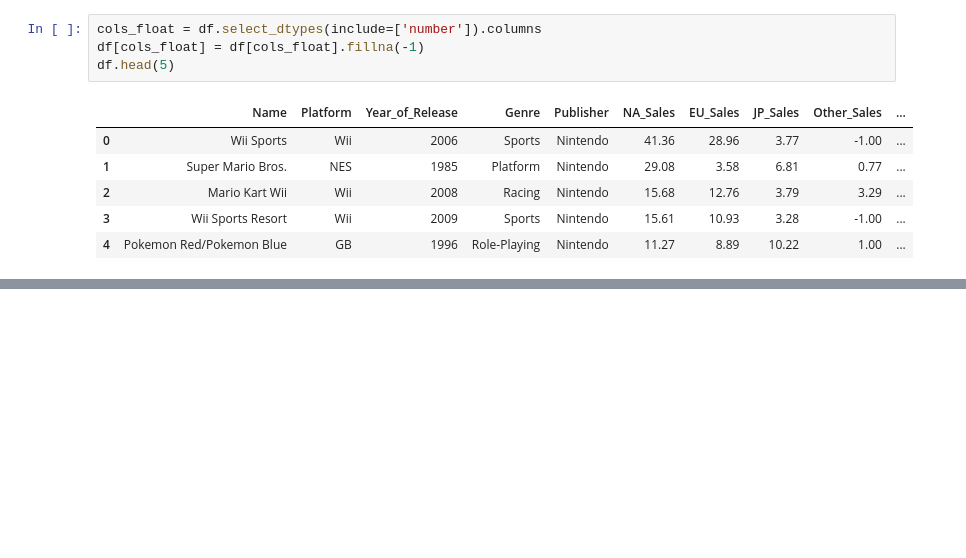
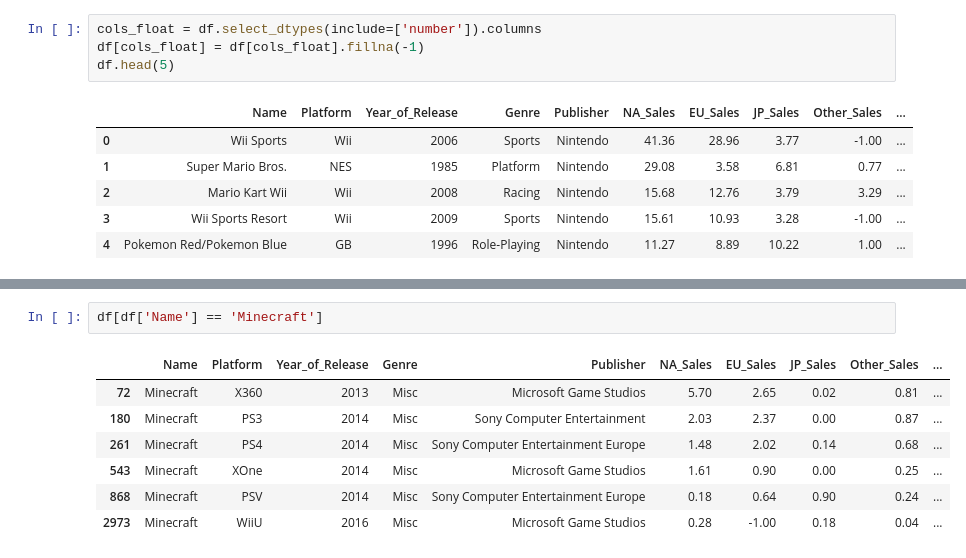
Before and after one commit to Noixas/DataMadness-2020-Video-Games-Sales-2019, a Jupyter notebook: datamadness.ipynb, the cells around one changed output, grey strips where cells are left out. Cells and saved outputs as stored; diff of their text form; blank space fills up the shorter version.

```diff
--- a/datamadness.ipynb
+++ b/datamadness.ipynb
@@ -71,0 +101,10 @@ df[df.Global_Sales<0]
+# %%
+df[df['Name'] == 'Minecraft']
+# %% [output]
+|  | Name | Platform | Year_of_Release | Genre | Publisher | NA_Sales | EU_Sales | JP_Sales | Other_Sales | ... |
+| 72 | Minecraft | X360 | 2013 | Misc | Microsoft Game Studios | 5.70 | 2.65 | 0.02 | 0.81 | ... |
+| 180 | Minecraft | PS3 | 2014 | Misc | Sony Computer Entertainment | 2.03 | 2.37 | 0.00 | 0.87 | ... |
+| 261 | Minecraft | PS4 | 2014 | Misc | Sony Computer Entertainment Europe | 1.48 | 2.02 | 0.14 | 0.68 | ... |
+| 543 | Minecraft | XOne | 2014 | Misc | Microsoft Game Studios | 1.61 | 0.90 | 0.00 | 0.25 | ... |
+| 868 | Minecraft | PSV | 2014 | Misc | Sony Computer Entertainment Europe | 0.18 | 0.64 | 0.90 | 0.24 | ... |
+| 2973 | Minecraft | WiiU | 2016 | Misc | Microsoft Game Studios | 0.28 | -1.00 | 0.18 | 0.04 | ... |
```
Also changed, not shown: parts of 5 cells of this notebook.
